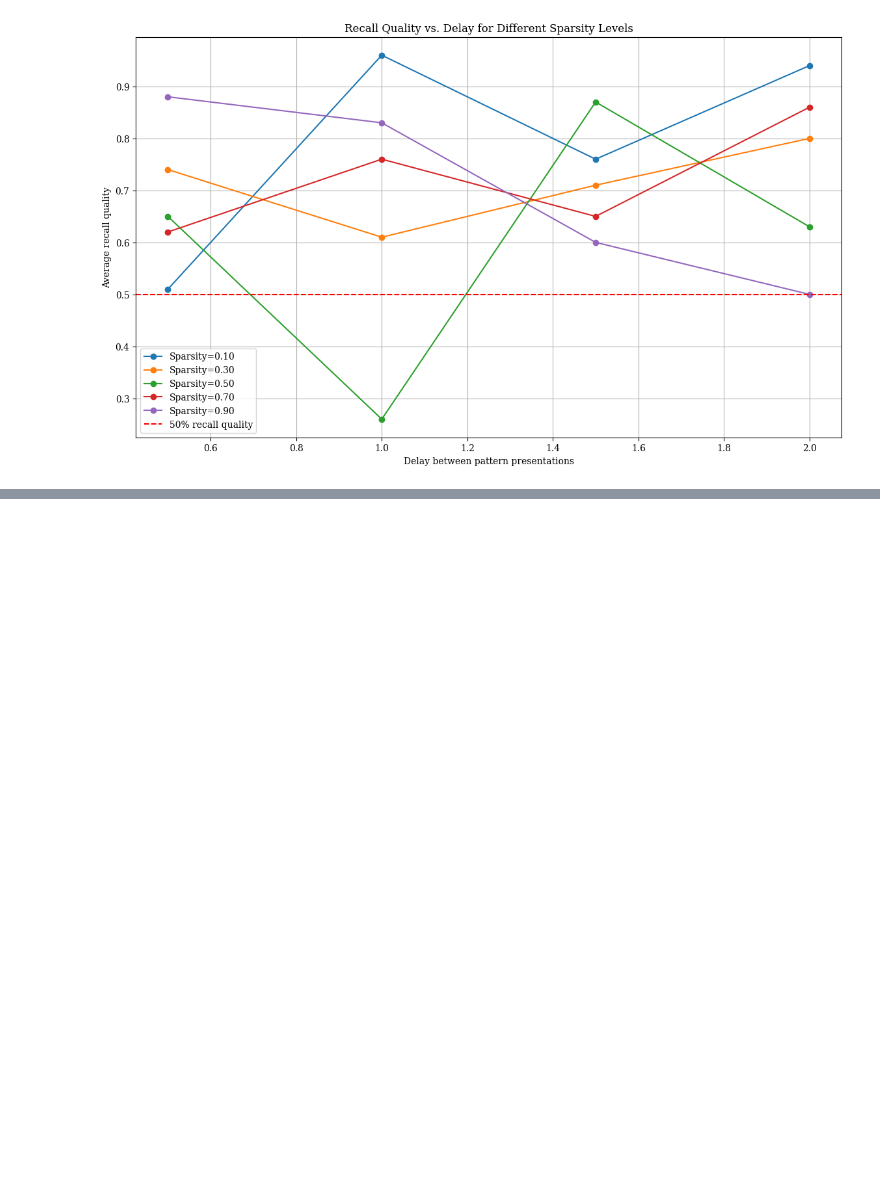
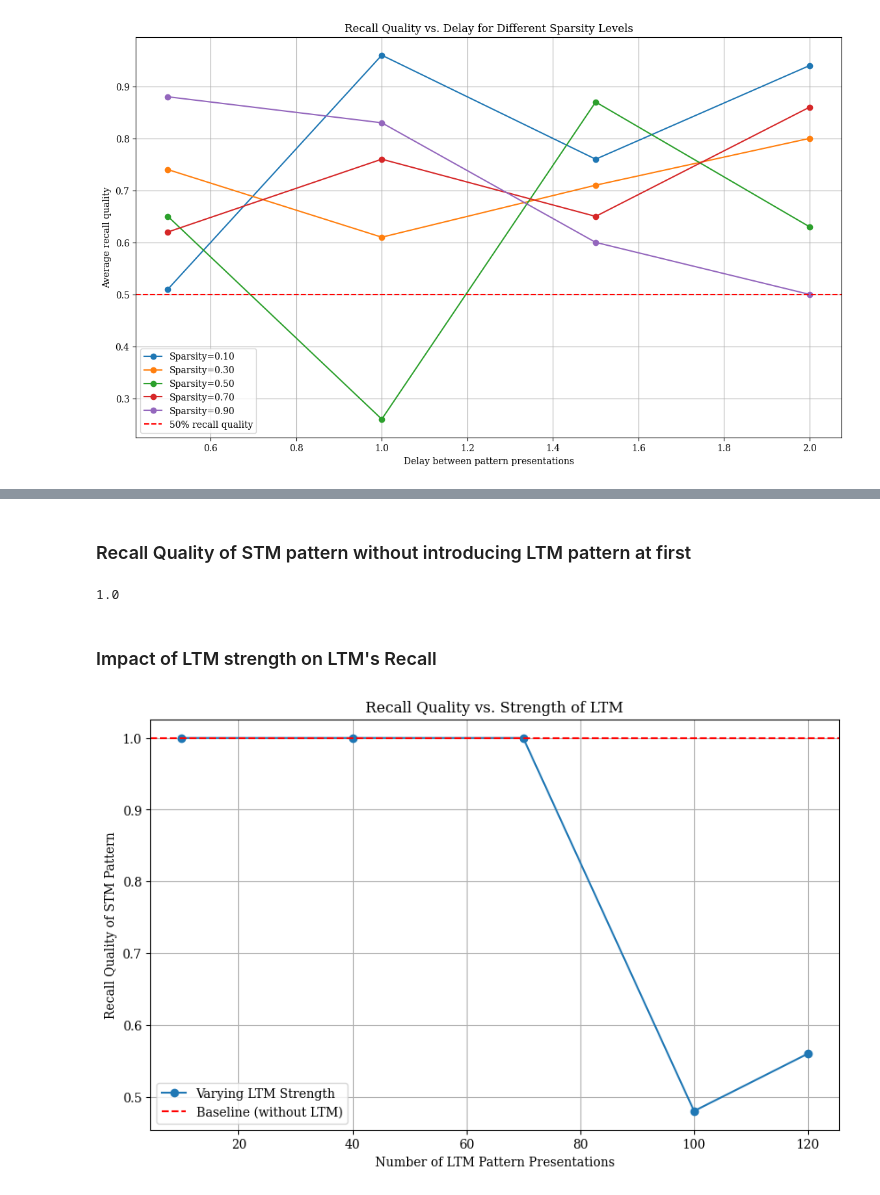
Before and after one commit to anhvt00/Memory-Modelling-using-Hopfield-Network, a Jupyter notebook: Modelling_long_term_and_short_term_memory_using_an_attractor_neural_network_with_triple_well_connections.ipynb, the cells around one changed output, grey strips where cells are left out. Drawn from its saved outputs; the diff is of its cells as text; code cells hidden in the pictures; blank space fills up the shorter version.

```diff
--- a/Modelling_long_term_and_short_term_memory_using_an_attractor_neural_network_with_triple_well_connections.ipynb
+++ b/Modelling_long_term_and_short_term_memory_using_an_attractor_neural_network_with_triple_well_connections.ipynb
@@ -935,0 +812,64 @@ plt.show()
+# %% [markdown]
+### Recall Quality of STM pattern without introducing LTM pattern at first
+# %%
+num_stm_presentations = 5
+
+# Reset weight matrix again for baseline comparison
+W = np.zeros([num_neurons, num_neurons])
+
+# Present the STM pattern a few times without any LTM influence
+for _ in range(num_stm_presentations):
+    present_pattern(stm_pattern)
+    evolve(t_start=0, t_end=1, dt=.01)
+
+# Recall the STM pattern and measure its quality
+x = corrupt_pattern(np.copy(stm_pattern), flip_prob=.4)
+for _ in range(100):
+    updateState(x)
+recall_quality_baseline = quality_of_recall(stm_pattern, x)
+
+recall_quality_baseline
+# %% [output]
+1.0
+# %% [markdown]
+### Impact of LTM strength on LTM's Recall
+# %%
+ltm_pattern = train_images[0]
+stm_pattern = train_images[1]
+
+# Simulation for varying LTM strengths
+def simulate_varying_ltm_strength(ltm_presentations_list):
+    recall_qualities = []
+    for num_ltm_presentations in ltm_presentations_list:
+        # Reset weight matrix for each simulation
+        W = np.zeros([num_neurons, num_neurons])
+        # Present the LTM pattern
+        for _ in range(num_ltm_presentations):
+            present_pattern(ltm_pattern)
+            evolve(t_start=0, t_end=1, dt=.01)
+        # Present  the STM pattern
+        for _ in range(num_stm_presentations):
+            present_pattern(stm_pattern)
+            evolve(t_start=0, t_end=1, dt=.01)
+        # Recall the STM pattern
+        x = corrupt_pattern(np.copy(stm_pattern), flip_prob=.4)
+        for _ in range(100):
+            updateState(x)
+        recall_qualities.append(quality_of_recall(stm_pattern, x))
+    return recall_qualities
+
+
+# Plot for varying LTM strengths
+ltm_presentations_list = [10, 40, 70, 100, 120]
+recall_qualities_varying_ltm_strength = simulate_varying_ltm_strength(ltm_presentations_list)
+plt.figure(figsize=(10, 6))
+plt.plot(ltm_presentations_list, recall_qualities_varying_ltm_strength, marker='o', label="Varying LTM Strength")
+plt.axhline(y=1.0, color='r', linestyle='--', label='Baseline (without LTM)')
+plt.xlabel('Number of LTM Pattern Presentations')
+plt.ylabel('Recall Quality of STM Pattern')
+plt.title('Recall Quality vs. Strength of LTM')
+plt.legend()
+plt.grid(True)
+plt.show()
+# %% [output]
+[figure, added]
```
Also changed, not shown: parts of 41 cells of this notebook.
